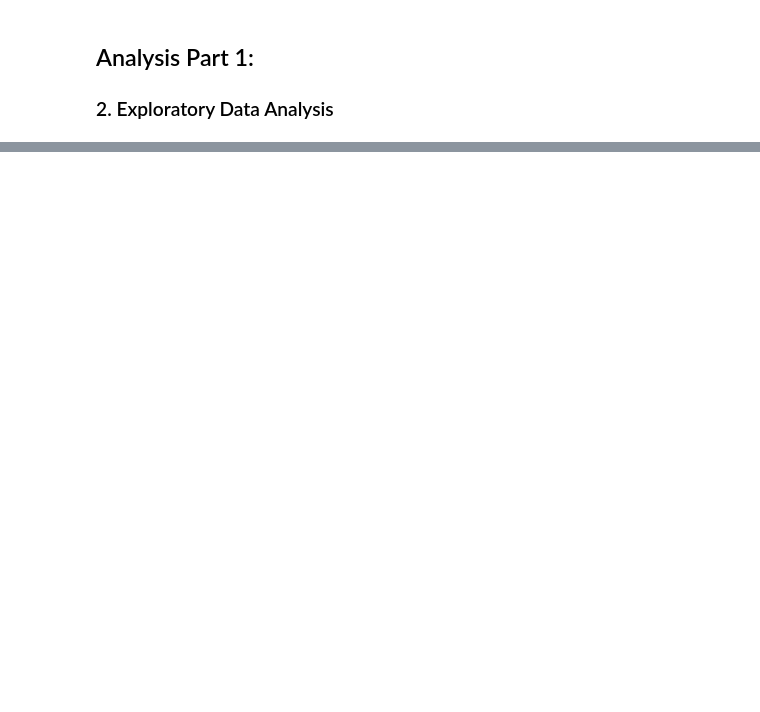
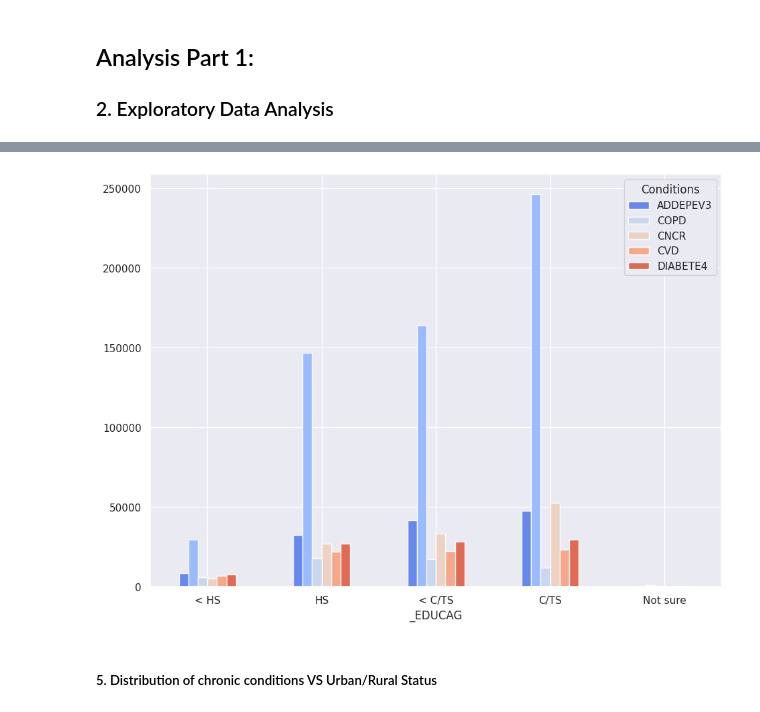
Before and after one commit to greghowa/CS6140-HW6, a Jupyter notebook: assignment6.ipynb, the cells around one changed output, grey strips where cells are left out. Saved outputs shown, nothing was run; the diff lists cells and outputs as text; code cells hidden in the pictures; blank space fills up the shorter version.

```diff
--- a/assignment6.ipynb
+++ b/assignment6.ipynb
@@ -357,0 +520,7 @@ feature_cols = ['INCOME2', '_AGE_G', 'MARITAL', '_SEX', '_EDUCAG', '_RACE', '_RF
+# %%
+labels = ["< HS", "HS", "< C/TS", "C/TS", "Not sure"]
+plot_cond_demographic("_EDUCAG", labels)
+# %% [output]
+[figure, added]
+# %% [markdown]
+##### 5. Distribution of chronic conditions VS Urban/Rural Status
```
Also changed, not shown: parts of 44 cells of this notebook.
